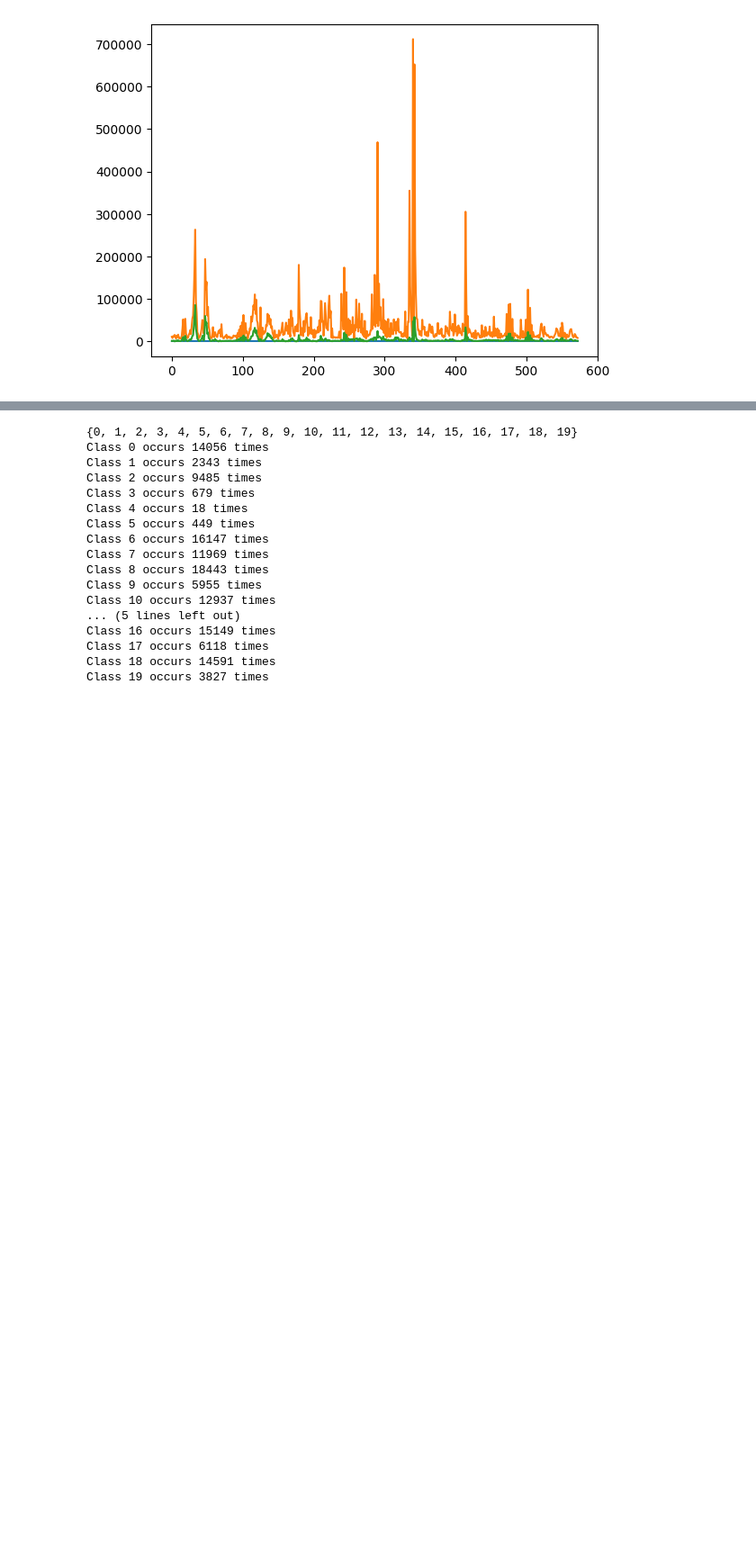
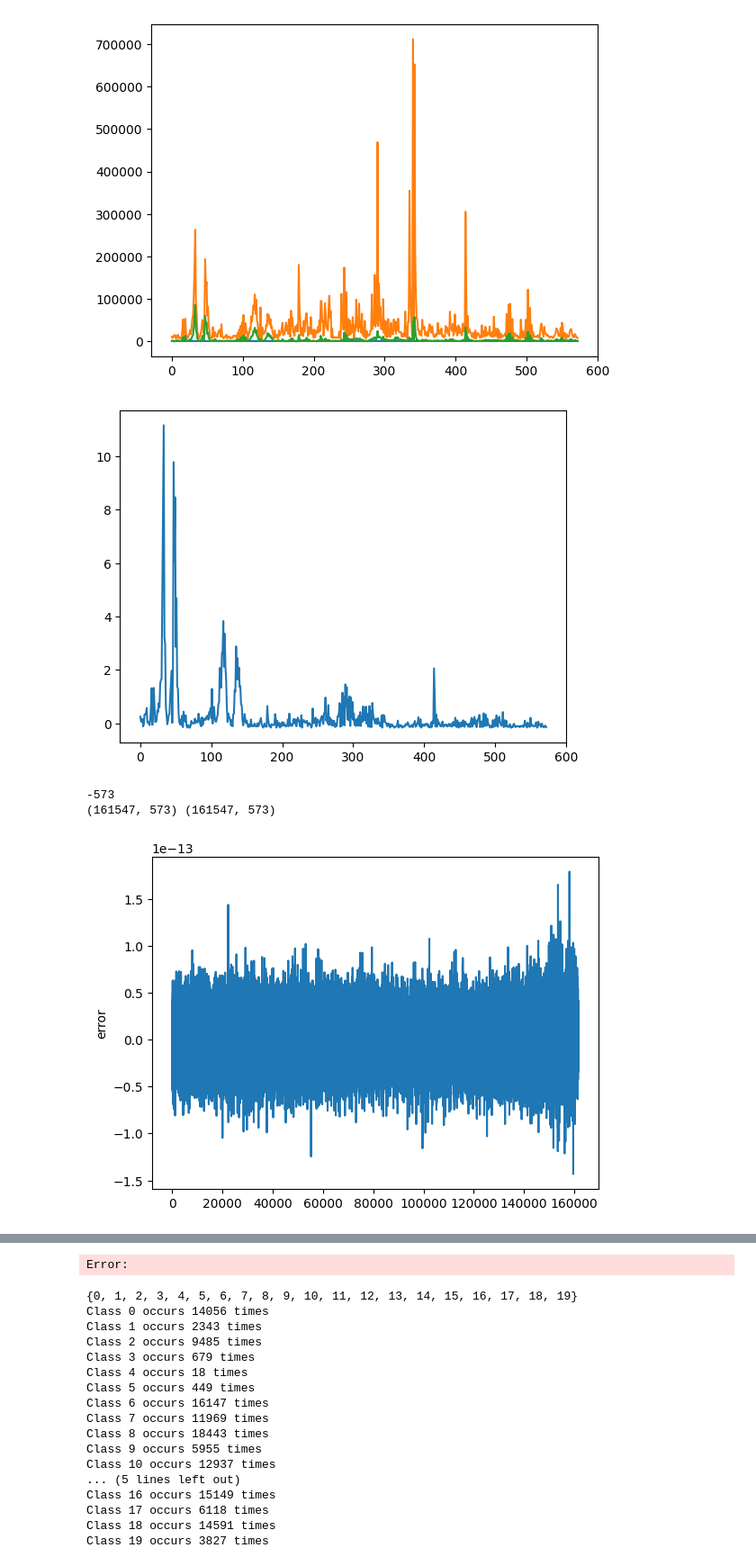
Before and after one commit to WvdL1995/thesis, a Jupyter notebook: data_analyse.ipynb, the cells around one changed output, grey strips where cells are left out. Shown at 90% size. Drawn from its saved outputs; the diff is of its cells as text; code cells hidden in the pictures; blank space fills up the shorter version.

```diff
--- a/data_analyse.ipynb
+++ b/data_analyse.ipynb
@@ -59,3 +55,31 @@ plt.show()
 [figure]
 [figure]
 [figure]
+# %%
+mean = np.mean(data2D,axis=1)
+std = np.std(data2D,axis=1)
+
+normalized = np.zeros(np.shape(data2D))
+normalized[0,:]=((data2D[0,:]-mean[0])/std[0])
+for i in range(len(mean)):
+    normalized[i,:]=((data2D[i,:]-mean[i])/std[i])
+
+plt.plot(normalized[0])
+plt.show()
+
+recovered = np.zeros(np.shape(data2D))
+for i in range(len(mean)):
+    recovered[i]=(normalized[i,:]*std[i])+mean[i]
+
+plt.plot(np.mean(data2D-recovered,axis=1))
+plt.ylabel('error')
+plt.xlabel('spectra number')
+plt.show()
+print(np.sum(abs(data2D-recovered)<=0.0001)-np.shape(data2D)[0]*np.shape(data2D)[1])
+print(np.shape(recovered),np.shape(normalized))
+plot_spect(normalized,[44,253,2645,36737])
+# %% [output]
+[figure, added]
+-573
+(161547, 573) (161547, 573)
+[figure, added]
@@ -62,3 +88,4 @@ plt.show()
+Error:
 # %%
 randomslice = np.random.randint(0,len(data3D))
 # %%
```
Also changed, not shown: parts of 2 cells of this notebook.
